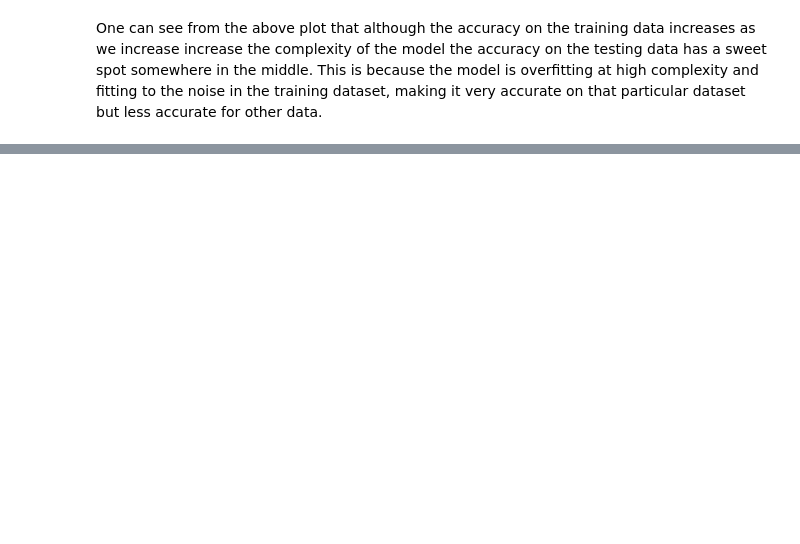
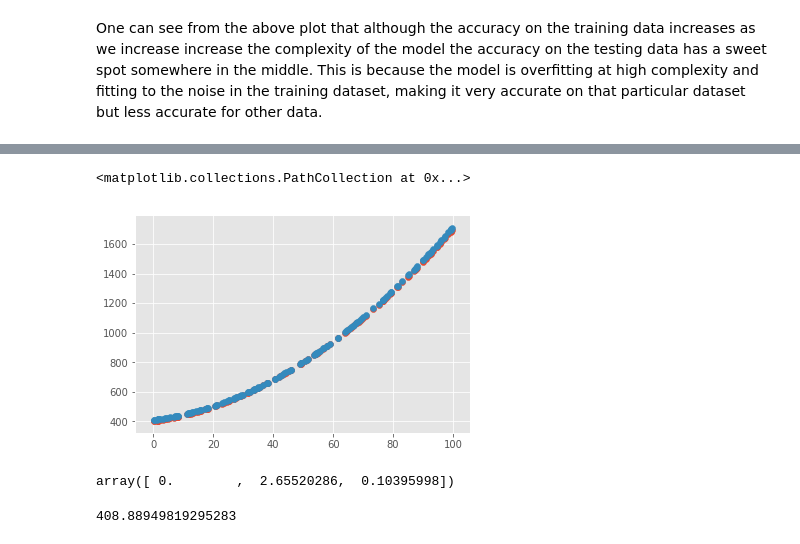
Before and after one commit to AshleySetter/MachineLearningWithScikitLearn, a Jupyter notebook: SupervisedLearning/Supervised_Learning.ipynb, the cells around one changed output, grey strips where cells are left out. Drawn from its saved outputs; the diff is of its cells as text; code cells hidden in the pictures; blank space fills up the shorter version.

```diff
--- a/SupervisedLearning/Supervised_Learning.ipynb
+++ b/SupervisedLearning/Supervised_Learning.ipynb
@@ -228,0 +385,22 @@ One can see from the above plot that although the accuracy on the training data
+# %%
+X_train = np.array([X_train]).T
+# %%
+X_test = np.array([X_test]).T
+# %%
+model = PolynomialRegression(2).fit(X_train, y_train)
+# %%
+y_pred = model.predict(X_test)
+# %%
+plt.scatter(X_test, y_true_test)
+plt.scatter(X_test, y_pred)
+# %% [output]
+<matplotlib.collections.PathCollection at 0x...>
+[figure, added]
+# %%
+model.steps[1][1].coef_
+# %% [output]
+array([ 0.        ,  2.65520286,  0.10395998])
+# %%
+model.steps[1][1].intercept_
+# %% [output]
+408.88949819295283
```
Also changed, not shown: parts of 48 cells of this notebook, 6 other files.
